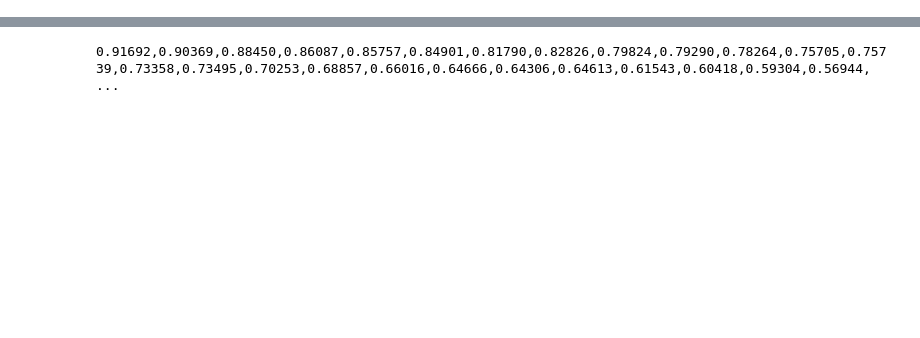
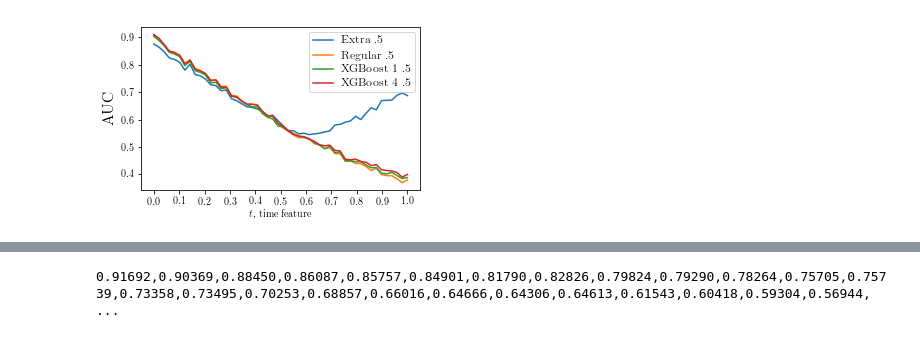
Before and after one commit to tarstars/extra_boost, a Jupyter notebook: experiments/graphics.ipynb, the cells around one changed output, grey strips where cells are left out. Saved outputs shown, nothing was run; the diff lists cells and outputs as text; code cells hidden in the pictures; blank space fills up the shorter version.

```diff
--- a/experiments/graphics.ipynb
+++ b/experiments/graphics.ipynb
@@ -303,0 +522,4 @@ if False:
+# %%
+drawAUC(qs[4:8], qnames[4:8], 'fig2.pdf')
+# %% [output]
+[figure, added]
```
Also changed, not shown: parts of 5 cells of this notebook, 3 other files.
